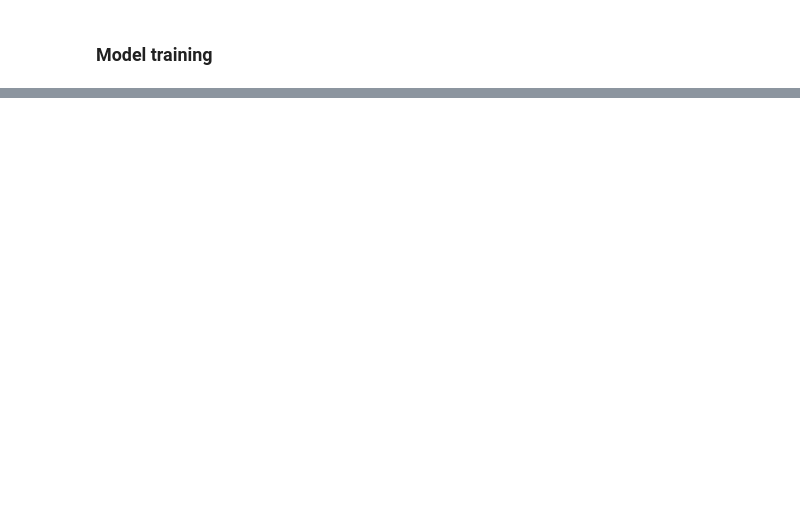
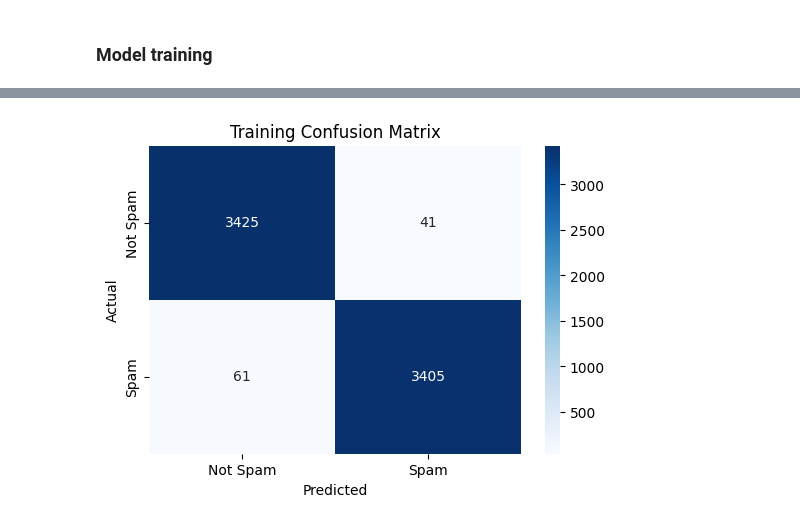
Before and after one commit to han-zyx/Email-spam-classification, a Jupyter notebook: notebook/email_spam_classification-test.ipynb, the cells around one changed output, grey strips where cells are left out. Drawn from its saved outputs; the diff is of its cells as text; code cells hidden in the pictures; blank space fills up the shorter version.

```diff
--- a/notebook/email_spam_classification-test.ipynb
+++ b/notebook/email_spam_classification-test.ipynb
@@ -555,11 +694,0 @@ def validation_scores(y_act, y_pred):
-# %%
-lr = LogisticRegression()
-lr.fit(X_train_l1_selected, Y_train_smote)
-
-y_train_pred = lr.predict(X_train_l1_selected)
-
-y_test_pred = lr.predict(X_test_l1_selected)
-
-training_scores(Y_train_smote, y_train_pred)
-
-validation_scores(Y_test, y_test_pred)
@@ -636,0 +695,8 @@ ValueError: This solver needs samples of at least 2 classes in the data, but the
+# %%
+Y_train_pred = model.predict(X_train_l1_selected)
+
+Y_test_pred = model.predict(X_test_l1_selected)
+
+training_scores(Y_train_smote, Y_train_pred)
+
+validation_scores(Y_test, Y_test_pred)
@@ -636,0 +716,67 @@ ValueError: This solver needs samples of at least 2 classes in the data, but the
+# %%
+import matplotlib.pyplot as plt
+import seaborn as sns
+from sklearn.metrics import (
+    confusion_matrix, roc_curve, auc, precision_recall_curve
+)
+
+# Confusion Matrix Visualization
+def plot_confusion_matrix(y_true, y_pred, title="Confusion Matrix"):
+    cm = confusion_matrix(y_true, y_pred)
+    plt.figure(figsize=(6, 4))
+    sns.heatmap(cm, annot=True, fmt='d', cmap='Blues', xticklabels=['Not Spam', 'Spam'], yticklabels=['Not Spam', 'Spam'])
+    plt.title(title)
+    plt.xlabel("Predicted")
+    plt.ylabel("Actual")
+    plt.show()
+
+# ROC Curve Visualization
+def plot_roc_curve(y_true, y_prob, title="ROC Curve"):
+    fpr, tpr, _ = roc_curve(y_true, y_prob)
+    roc_auc = auc(fpr, tpr)
+    plt.figure(figsize=(6, 4))
+    plt.plot(fpr, tpr, label=f'AUC = {roc_auc:.2f}')
+    plt.plot([0, 1], [0, 1], 'k--')
+    plt.title(title)
+    plt.xlabel("False Positive Rate")
+    plt.ylabel("True Positive Rate")
+    plt.legend()
+    plt.show()
+
+# Precision-Recall Curve Visualization
+def plot_precision_recall_curve(y_true, y_prob, title="Precision-Recall Curve"):
+    precision, recall, _ = precision_recall_curve(y_true, y_prob)
+    plt.figure(figsize=(6, 4))
+    plt.plot(recall, precision, marker='.')
+    plt.title(title)
+    plt.xlabel("Recall")
+    plt.ylabel("Precision")
+    plt.show()
+
+# Predictions and Probabilities
+y_train_prob = model.predict_proba(X_train_l1_selected)[:, 1]
+y_test_prob = model.predict_proba(X_test_l1_selected)[:, 1]
+
+# Plot Training Results
+print("Training Visualizations Confusion matrix :")
+plot_confusion_matrix(Y_train_smote, Y_train_pred, title="Training Confusion Matrix")
+
+print("Testing Visualizations Confusion matrix :")
+plot_confusion_matrix(Y_test, Y_test_pred, title="Testing Confusion Matrix")
+
+
+
+print("Training Visualizations ROC curve:")
+plot_roc_curve(Y_train_smote, y_train_prob, title="Training ROC Curve")
+
+print("Testing Visualizations ROC curve:")
+plot_roc_curve(Y_test, y_test_prob, title="Testing ROC Curve")
+
+
+
+print("Training Visualizations Precision-Recall curve:")
+plot_precision_recall_curve(Y_train_smote, y_train_prob, title="Training Precision-Recall Curve")
+
+print("Testing Visualizations Precision-Recall curve:")
+plot_precision_recall_curve(Y_test, y_test_prob, title="Testing Precision-Recall Curve")
+# %% [output]
@@ -636,0 +784 @@ ValueError: This solver needs samples of at least 2 classes in the data, but the
+[figure, added]
```
Also changed, not shown: parts of 37 cells of this notebook, 1 other file.
